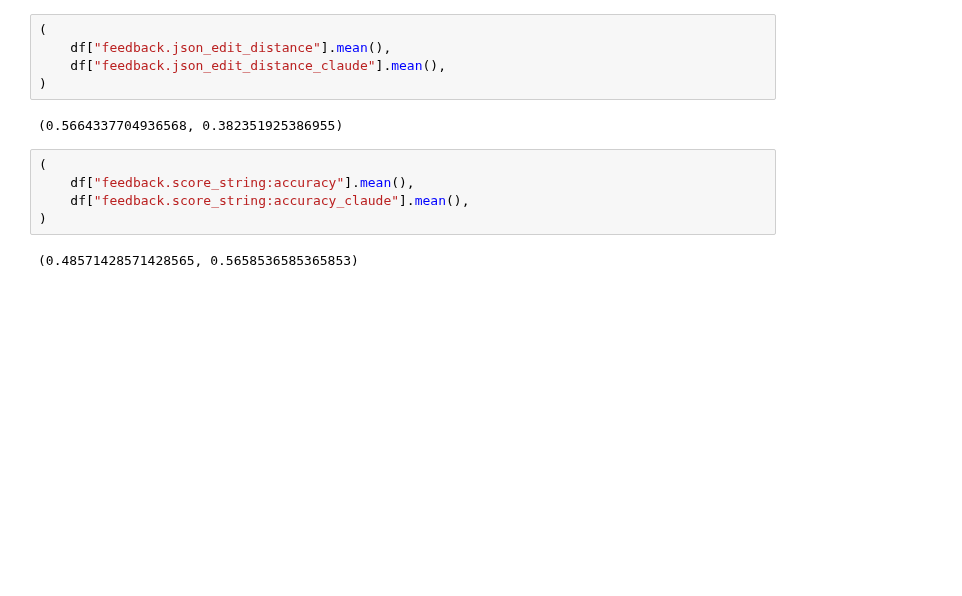
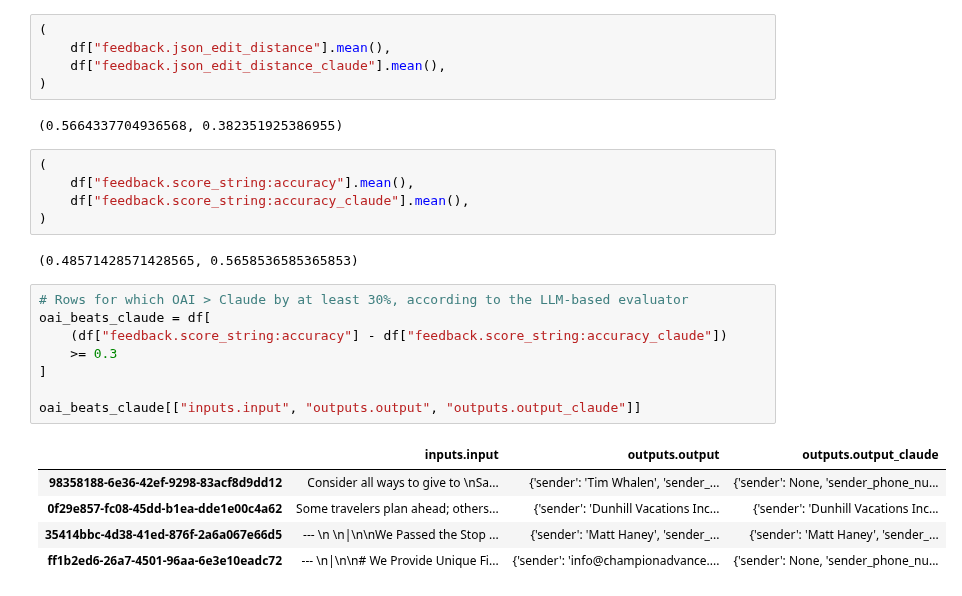
Before and after one commit to langchain-ai/langchain-benchmarks, a Jupyter notebook: docs/source/notebooks/extraction/email.ipynb, the cells around one changed output. Drawn from its saved outputs; the diff is of its cells as text; blank space fills up the shorter version.

```diff
--- a/docs/source/notebooks/extraction/email.ipynb
+++ b/docs/source/notebooks/extraction/email.ipynb
@@ -320,3 +319,17 @@ df.head(5)
 )
 # %% [output]
 (0.48571428571428565, 0.5658536585365853)
+# %%
+# Rows for which OAI > Claude by at least 30%, according to the LLM-based evaluator
+oai_beats_claude = df[
+    (df["feedback.score_string:accuracy"] - df["feedback.score_string:accuracy_claude"])
+    >= 0.3
+]
+
+oai_beats_claude[["inputs.input", "outputs.output", "outputs.output_claude"]]
+# %% [output]
+|  | inputs.input | outputs.output | outputs.output_claude |
+| 98358188-6e36-42ef-9298-83acf8d9dd12 | Consider all ways to give to \nSa... | {'sender': 'Tim Whalen', 'sender_... | {'sender': None, 'sender_phone_nu... |
+| 0f29e857-fc08-45dd-b1ea-dde1e00c4a62 | Some travelers plan ahead; others... | {'sender': 'Dunhill Vacations Inc... | {'sender': 'Dunhill Vacations Inc... |
+| 35414bbc-4d38-41ed-876f-2a6a067e66d5 | --- \n \n|\n\nWe Passed the Stop ... | {'sender': 'Matt Haney', 'sender_... | {'sender': 'Matt Haney', 'sender_... |
+| ff1b2ed6-26a7-4501-96aa-6e3e10eadc72 | --- \n|\n\n# We Provide Unique Fi... | {'sender': 'info@championadvance.... | {'sender': None, 'sender_phone_nu... |
```
Also changed, not shown: parts of 2 cells of this notebook.
